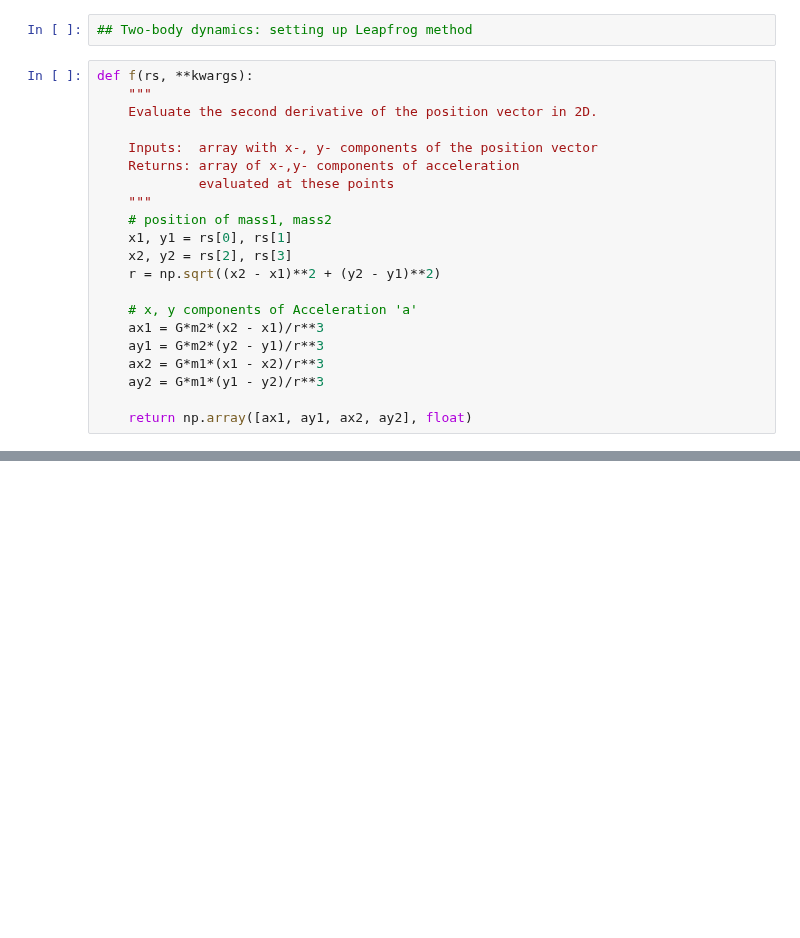
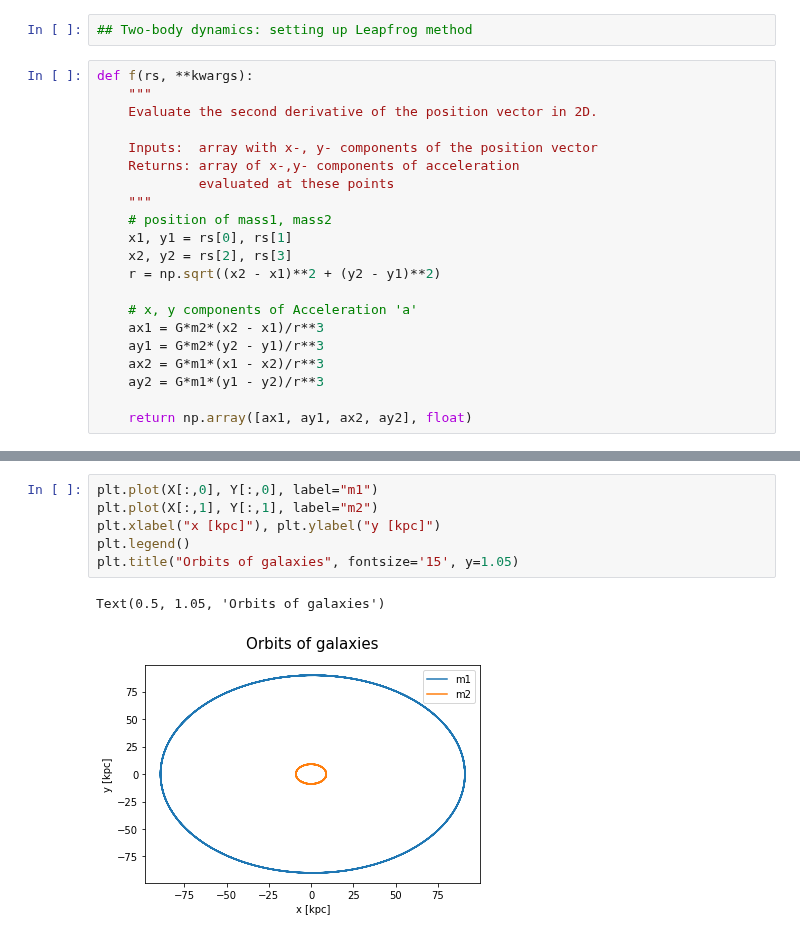
Before and after one commit to q-pratz-chem/Interacting_Galaxies, a Jupyter notebook: leap_frog.ipynb, the cells around one changed output, grey strips where cells are left out. Drawn from its saved outputs; the diff is of its cells as text; blank space fills up the shorter version.

```diff
--- a/leap_frog.ipynb
+++ b/leap_frog.ipynb
@@ -182,0 +206,9 @@ cumulative error over 15 Myr: 5.57631e-05.
+# %%
+plt.plot(X[:,0], Y[:,0], label="m1")
+plt.plot(X[:,1], Y[:,1], label="m2")
+plt.xlabel("x [kpc]"), plt.ylabel("y [kpc]")
+plt.legend()
+plt.title("Orbits of galaxies", fontsize='15', y=1.05)
+# %% [output]
+Text(0.5, 1.05, 'Orbits of galaxies')
+[figure, added]
```
Also changed, not shown: parts of 4 cells of this notebook.
